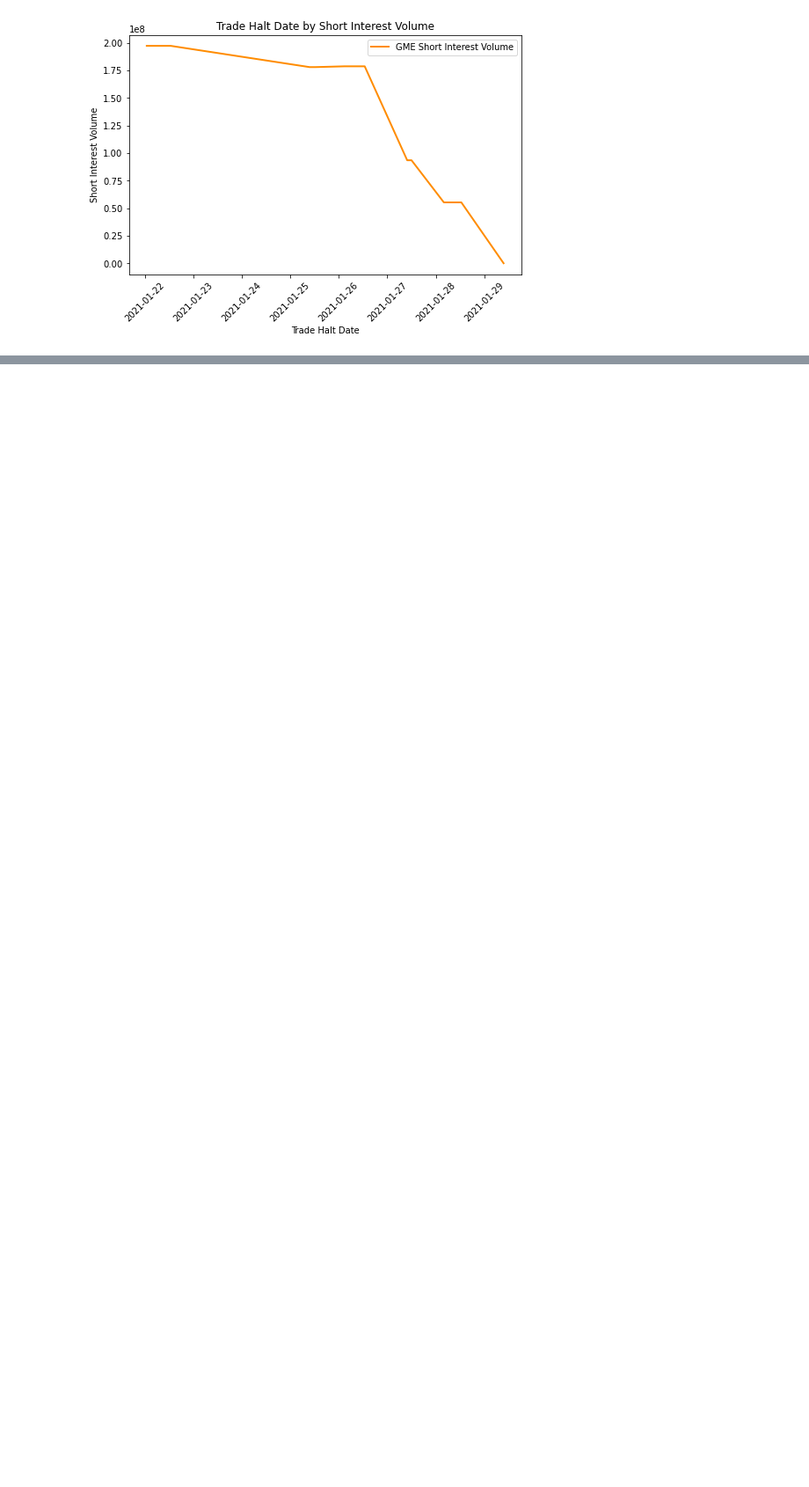
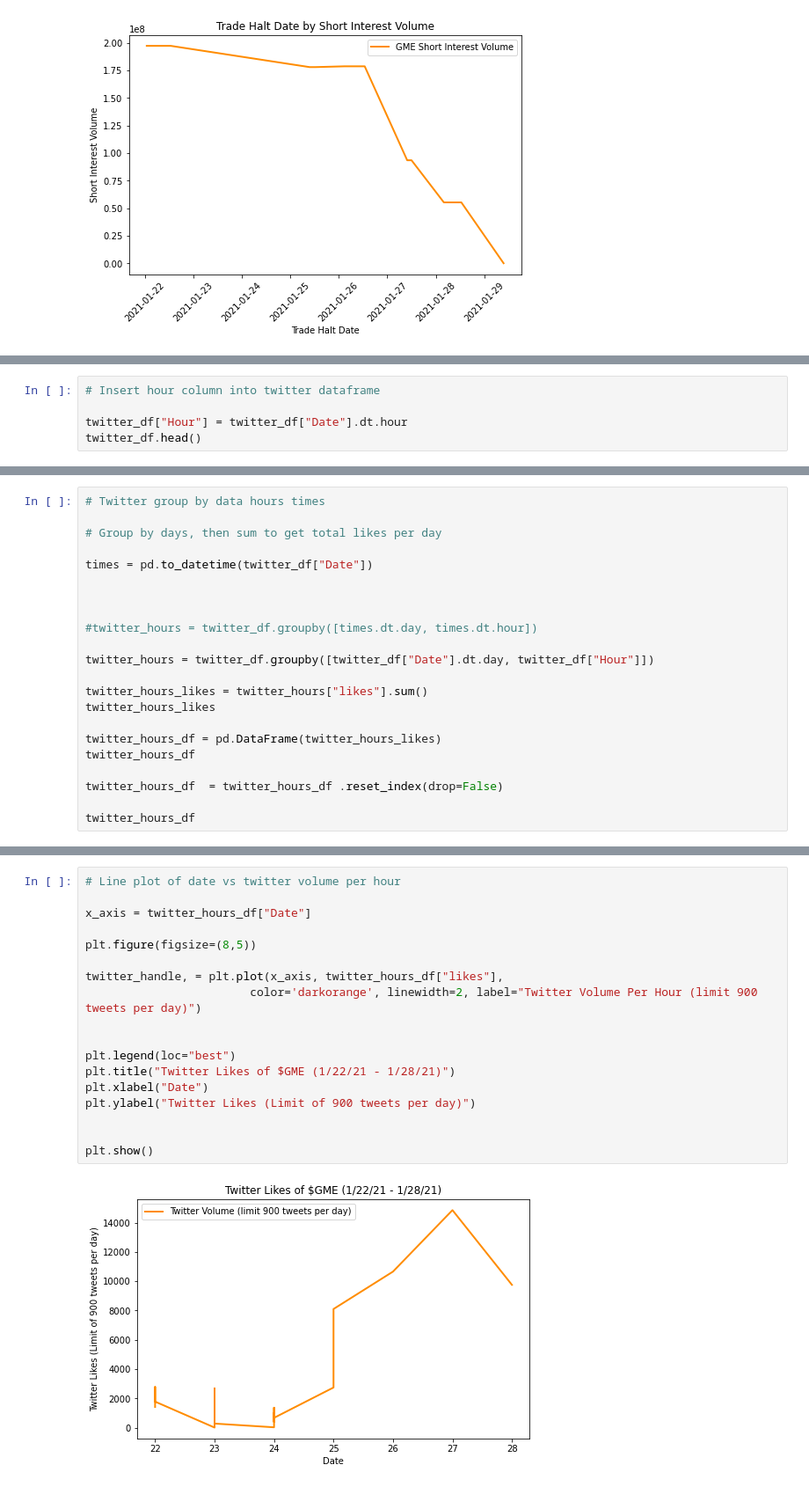
Before and after one commit to The-Short-Squeeze/GameStop-Data, a Jupyter notebook: financial_merge.ipynb, the cells around one changed output, grey strips where cells are left out. Shown at 88% size. Drawn from its saved outputs; the diff is of its cells as text; blank space fills up the shorter version.

```diff
--- a/financial_merge.ipynb
+++ b/financial_merge.ipynb
@@ -315,0 +470,5 @@ plt.show()
+# %%
+# Insert hour column into twitter dataframe
+
+twitter_df["Hour"] = twitter_df["Date"].dt.hour
+twitter_df.head()
@@ -315,0 +482,22 @@ plt.show()
+# %%
+# Twitter group by data hours times
+
+# Group by days, then sum to get total likes per day
+
+times = pd.to_datetime(twitter_df["Date"])
+
+
+
+#twitter_hours = twitter_df.groupby([times.dt.day, times.dt.hour])
+
+twitter_hours = twitter_df.groupby([twitter_df["Date"].dt.day, twitter_df["Hour"]])
+
+twitter_hours_likes = twitter_hours["likes"].sum()
+twitter_hours_likes
+
+twitter_hours_df = pd.DataFrame(twitter_hours_likes)
+twitter_hours_df
+
+twitter_hours_df  = twitter_hours_df .reset_index(drop=False)
+
+twitter_hours_df
@@ -315,0 +522,20 @@ plt.show()
+# %%
+# Line plot of date vs twitter volume per hour
+
+x_axis = twitter_hours_df["Date"]
+
+plt.figure(figsize=(8,5))
+
+twitter_handle, = plt.plot(x_axis, twitter_hours_df["likes"],
+                        color='darkorange', linewidth=2, label="Twitter Volume Per Hour (limit 900 tweets per day)")
+
+
+plt.legend(loc="best")
+plt.title("Twitter Likes of $GME (1/22/21 - 1/28/21)")
+plt.xlabel("Date")
+plt.ylabel("Twitter Likes (Limit of 900 tweets per day)")
+
+
+plt.show()
+# %% [output]
+[figure, added]
```
Also changed, not shown: parts of 14 cells of this notebook.
